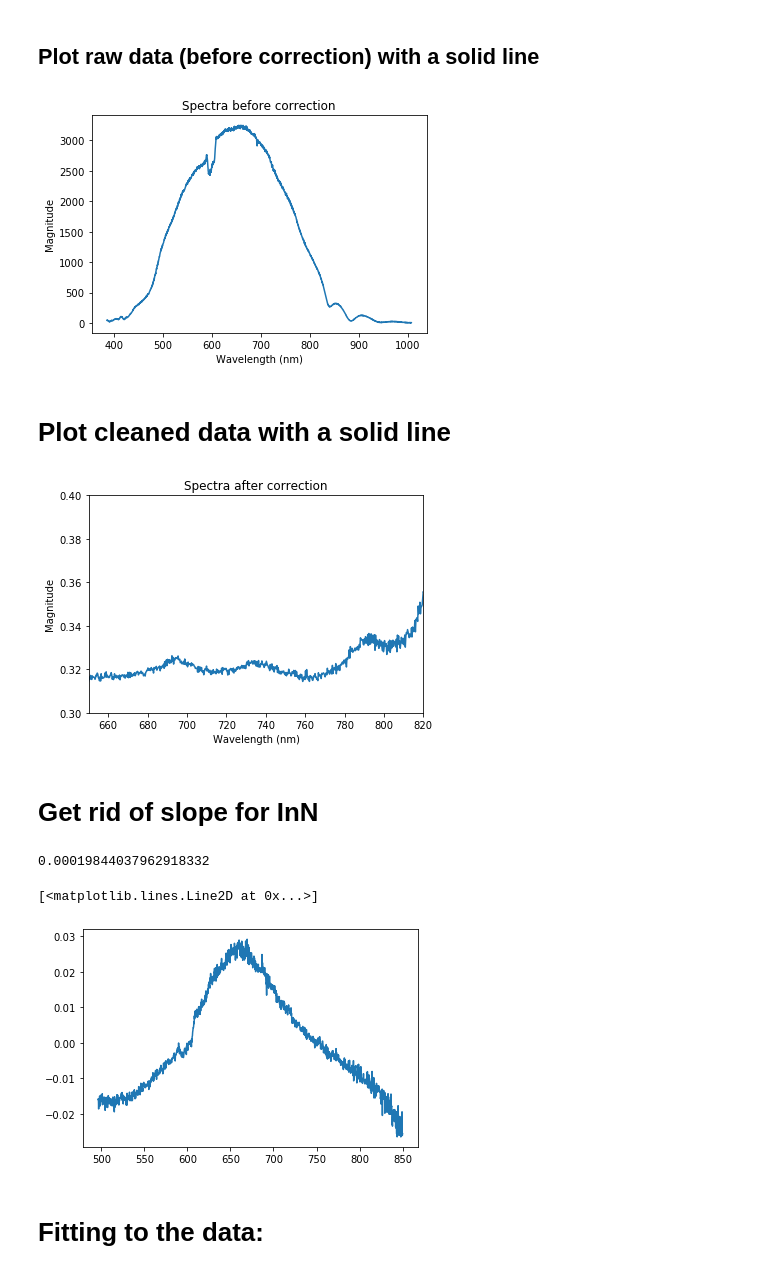
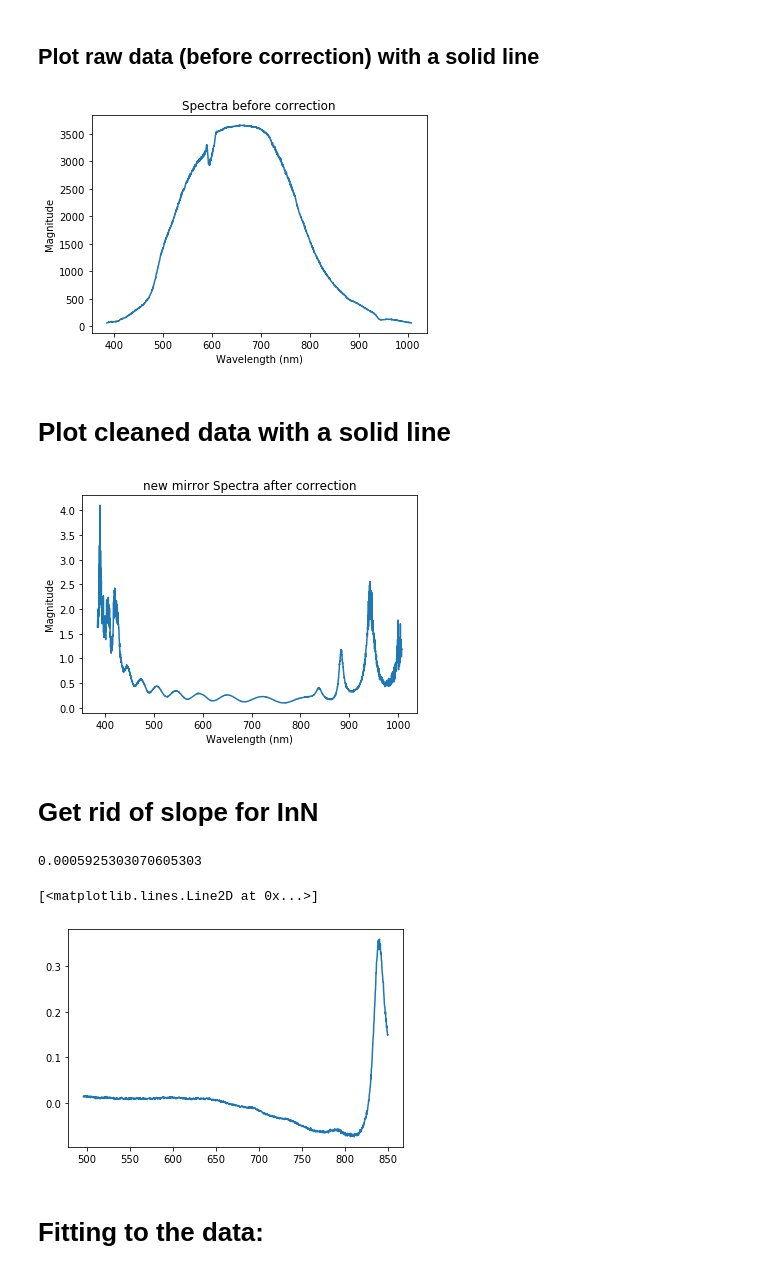
Before and after one commit to ManuelRojasPhysics/Reflectance, a Jupyter notebook: Plotting reflectance data.ipynb, the cells around one changed output. Drawn from its saved outputs; the diff is of its cells as text; code cells hidden in the pictures.

Commit message:
added summary of new vs old mirror

```diff
--- a/Plotting reflectance data.ipynb
+++ b/Plotting reflectance data.ipynb
@@ -16,9 +16,9 @@ import os as os
 # %%
 # variables containing string of filepaths
 # only need to change path here, and change name of output figure
-filepath_data='5181/5181R.txt'
-filepath_blank='5181/BLANK.txt'
-filepath_std='5181/STD_new.txt'
+filepath_data='S095/smaller_image/S095C.txt'
+filepath_blank='S095/new_mirror/BLANK.txt'
+filepath_std='S095/smaller_image/STD.txt'
 #load in all necessary data, since background and noise data is needed
 data_in = np.genfromtxt(filepath_data, skip_header=6, delimiter='	')
 blankARraw = np.genfromtxt(filepath_blank, skip_header = 6, delimiter = '	')
@@ -78,29 +78,30 @@ plt.ylabel('Magnitude');
 
 # Add title
 plt.title('Spectra before correction');
+plt.savefig('figures/std_old_mirror.jpg')
 # %% [output]
-[figure, old version]
+[figure, new version]
 # %% [markdown]
 # Plot cleaned data with a solid line
 # %%
 plt.plot(wavel,final, '-');
 
 # Set axis limits
-plt.xlim(650,820)
-plt.ylim(.3,.4);
+#plt.xlim(650,820)
+#plt.ylim(0,1);
 
 # Add axis labels
 plt.xlabel('Wavelength (nm)')
 plt.ylabel('Magnitude');
 
 # Add legend
 ## plt.legend(['Data','100 $\Omega$'])
 
 # Add title
-plt.title('Spectra after correction');
-#plt.savefig('5181/spectra_new.pdf')
+plt.title('new mirror Spectra after correction');
+plt.savefig('figures/spectra_new.jpg')
 # %% [output]
-[figure, old version]
+[figure, new version]
 # %% [markdown]
 # Get rid of slope for InN
 # %%
@@ -116,9 +117,9 @@ plt.plot(wavel[400:1651],final[400:1651]-line)
 
 #final = final[200:2451]-line
 # %% [output]
-0.00019844037962918332
+0.0005925303070605303
 [<matplotlib.lines.Line2D at 0x...>]
-[figure, old version]
+[figure, new version]
 # %% [markdown]
 # Fitting to the data:
 # %% [markdown]
```
Also changed, not shown: parts of 2 cells of this notebook, 11 other files.
